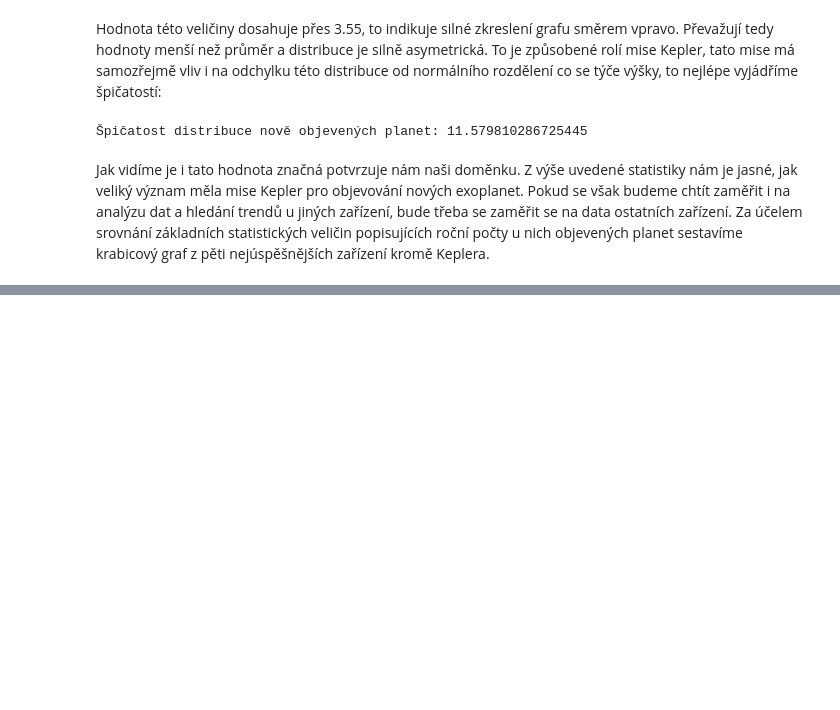
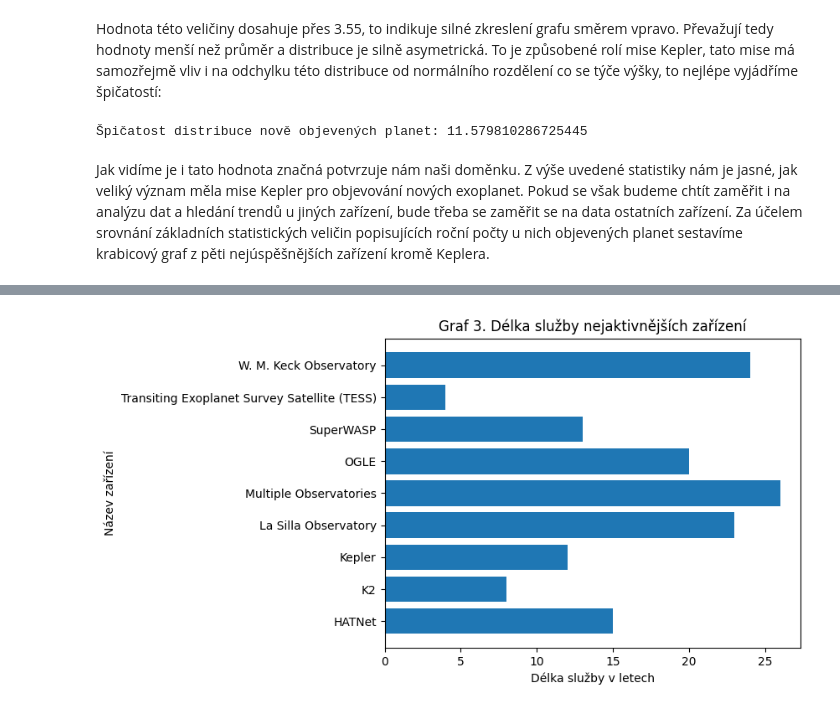
Before and after one commit to jakvitov/exoplanets_statistics, a Jupyter notebook: exoplanet_data_analysis.ipynb, the cells around one changed output, grey strips where cells are left out. Cells and saved outputs as stored; diff of their text form; code cells hidden in the pictures; blank space fills up the shorter version.

```diff
--- a/exoplanet_data_analysis.ipynb
+++ b/exoplanet_data_analysis.ipynb
@@ -213,0 +214,11 @@ Zařízení jsou horizontálně seřazeny podle počtu objevených planet. Z kra
+# %%
+facilites_operation_range = dataset.groupby("Discovery Facility")["Discovery Year"].agg(["min", "max"]).reset_index()
+facilites_operation_range["Range"] = facilites_operation_range["max"] - facilites_operation_range["min"]
+facilites_operation_range = facilites_operation_range[facilites_operation_range["Discovery Facility"].isin(dataset.groupby("Discovery Facility")["Discovery Year"].count().sort_values().tail(9).reset_index()["Discovery Facility"])]
+plt.barh(facilites_operation_range["Discovery Facility"], facilites_operation_range["Range"]);
+plt.title("Graf 3. Délka služby nejaktivnějších zařízení");
+plt.xlabel("Délka služby v letech")
+plt.ylabel("Název zařízení")
+plt.show()
+# %% [output]
+[figure, added]
```
Also changed, not shown: parts of 2 cells of this notebook.
